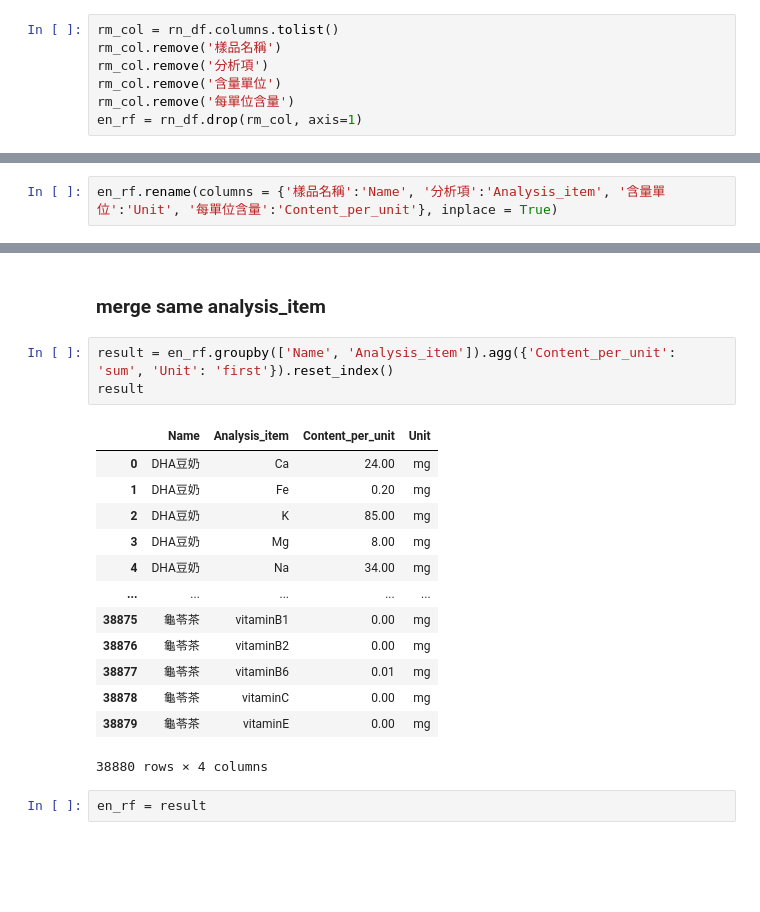
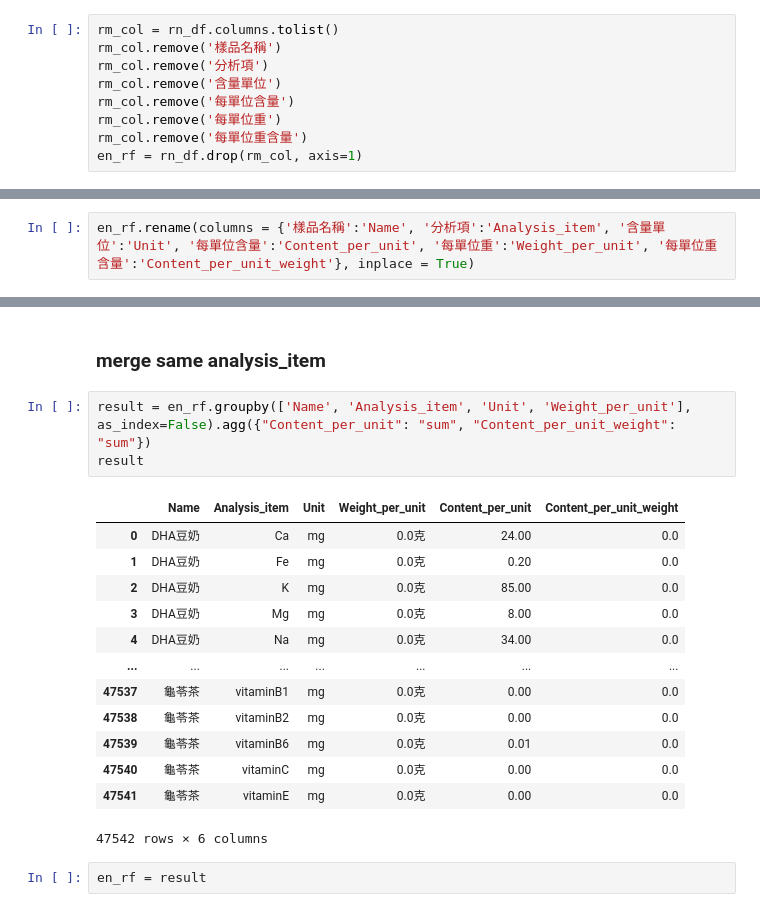
Before and after one commit to Spector3702/DailyNutriPlanner, a Jupyter notebook: Data/PreProcess.ipynb, the cells around one changed output, grey strips where cells are left out. Drawn from its saved outputs; the diff is of its cells as text; blank space fills up the shorter version.

```diff
--- a/Data/PreProcess.ipynb
+++ b/Data/PreProcess.ipynb
@@ -164,4 +102,6 @@ rm_col.remove('樣品名稱')
 rm_col.remove('分析項')
 rm_col.remove('含量單位')
 rm_col.remove('每單位含量')
+rm_col.remove('每單位重')
+rm_col.remove('每單位重含量')
 en_rf = rn_df.drop(rm_col, axis=1)
@@ -196,5 +112,5 @@ Index(['樣品名稱', '分析項', '含量單位', '每單位含量'], dtype='o
 # %%
-en_rf.rename(columns = {'樣品名稱':'Name', '分析項':'Analysis_item', '含量單位':'Unit', '每單位含量':'Content_per_unit'}, inplace = True)
+en_rf.rename(columns = {'樣品名稱':'Name', '分析項':'Analysis_item', '含量單位':'Unit', '每單位含量':'Content_per_unit', '每單位重':'Weight_per_unit', '每單位重含量':'Content_per_unit_weight'}, inplace = True)
 # %%
 en_rf.columns
 # %% [output]
@@ -375,22 +295,22 @@ array(['carbohydrate', 'protein', 'fat', 'others', 'nicotine', 'Ca', 'Na',
 # %% [markdown]
 ### merge same analysis_item
 # %%
-result = en_rf.groupby(['Name', 'Analysis_item']).agg({'Content_per_unit': 'sum', 'Unit': 'first'}).reset_index()
+result = en_rf.groupby(['Name', 'Analysis_item', 'Unit', 'Weight_per_unit'], as_index=False).agg({"Content_per_unit": "sum", "Content_per_unit_weight": "sum"})
 result
 # %% [output]
-|  | Name | Analysis_item | Content_per_unit | Unit |
-| 0 | DHA豆奶 | Ca | 24.00 | mg |
-| 1 | DHA豆奶 | Fe | 0.20 | mg |
-| 2 | DHA豆奶 | K | 85.00 | mg |
-| 3 | DHA豆奶 | Mg | 8.00 | mg |
-| 4 | DHA豆奶 | Na | 34.00 | mg |
-| ... | ... | ... | ... | ... |
-| 38875 | 龜苓茶 | vitaminB1 | 0.00 | mg |
-| 38876 | 龜苓茶 | vitaminB2 | 0.00 | mg |
-| 38877 | 龜苓茶 | vitaminB6 | 0.01 | mg |
-| 38878 | 龜苓茶 | vitaminC | 0.00 | mg |
-| 38879 | 龜苓茶 | vitaminE | 0.00 | mg |
+|  | Name | Analysis_item | Unit | Weight_per_unit | Content_per_unit | Content_per_unit_weight |
+| 0 | DHA豆奶 | Ca | mg | 0.0克 | 24.00 | 0.0 |
+| 1 | DHA豆奶 | Fe | mg | 0.0克 | 0.20 | 0.0 |
+| 2 | DHA豆奶 | K | mg | 0.0克 | 85.00 | 0.0 |
+| 3 | DHA豆奶 | Mg | mg | 0.0克 | 8.00 | 0.0 |
+| 4 | DHA豆奶 | Na | mg | 0.0克 | 34.00 | 0.0 |
+| ... | ... | ... | ... | ... | ... | ... |
+| 47537 | 龜苓茶 | vitaminB1 | mg | 0.0克 | 0.00 | 0.0 |
+| 47538 | 龜苓茶 | vitaminB2 | mg | 0.0克 | 0.00 | 0.0 |
+| 47539 | 龜苓茶 | vitaminB6 | mg | 0.0克 | 0.01 | 0.0 |
+| 47540 | 龜苓茶 | vitaminC | mg | 0.0克 | 0.00 | 0.0 |
+| 47541 | 龜苓茶 | vitaminE | mg | 0.0克 | 0.00 | 0.0 |
-38880 rows × 4 columns
+47542 rows × 6 columns
 # %%
 en_rf = result
 # %%
```
Also changed, not shown: parts of 12 cells of this notebook, 2 other files.
